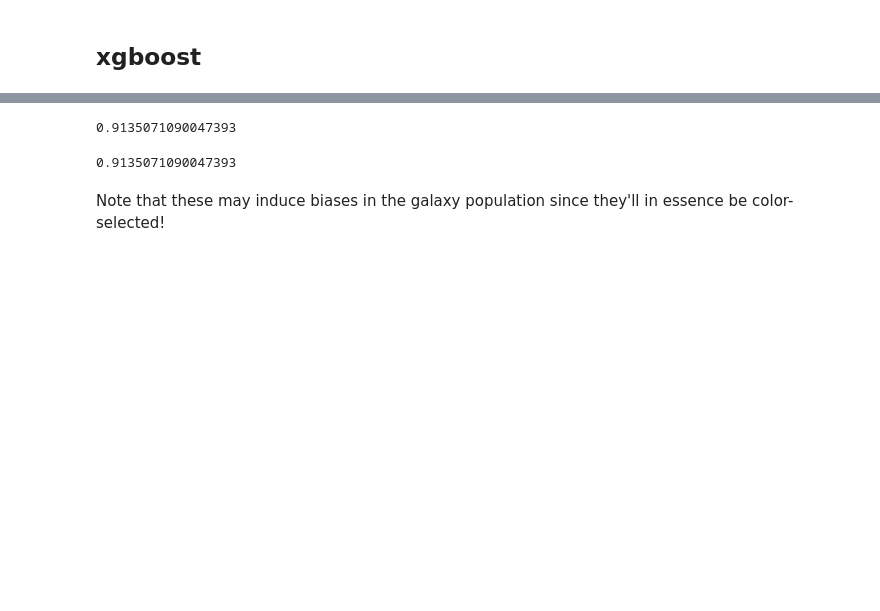
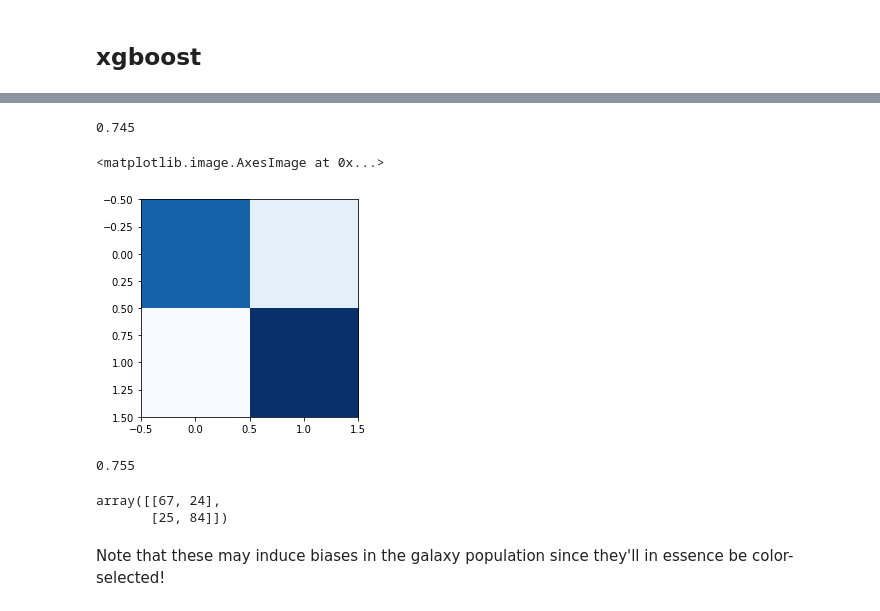
Before and after one commit to jwuphysics/HI-diversity, a Jupyter notebook: notebook/survey/02. Predicting detectability of NSA x ALFALFA survey.ipynb, the cells around one changed output, grey strips where cells are left out. Drawn from its saved outputs; the diff is of its cells as text; code cells hidden in the pictures; blank space fills up the shorter version.

```diff
--- a/notebook/survey/02. Predicting detectability of NSA x ALFALFA survey.ipynb
+++ b/notebook/survey/02. Predicting detectability of NSA x ALFALFA survey.ipynb
@@ -167,7 +179,7 @@ Successfully installed xgboost-0.90
 # %%
 from xgboost import XGBClassifier, XGBRFClassifier
 # %%
-xgbc = XGBClassifier(max_depth=6, learning_rate=0.08, n_estimators=120)
+xgbc = XGBClassifier(max_depth=6, learning_rate=1, n_estimators=100)
 
 xgbc.fit(X_train, y_train)
 
@@ -175,9 +187,14 @@ pred = xgbc.predict(X_test)
 score = xgbc.score(X_test, y_test)
 score
 # %% [output]
-0.9135071090047393
+0.745
+# %%
+plt.imshow(confusion_matrix(pred, y_test), origin='upper', cmap='Blues')
+# %% [output]
+<matplotlib.image.AxesImage at 0x...>
+[figure, added]
 # %%
-xgbrf = XGBRFClassifier(max_depth=10, learning_rate=0.5, n_estimators=150)
+xgbrf = XGBRFClassifier(max_depth=8, learning_rate=0.5, n_estimators=150)
 
 xgbrf.fit(X_train, y_train)
 
@@ -185,6 +202,11 @@ pred = xgbrf.predict(X_test)
 score = xgbrf.score(X_test, y_test)
 score
 # %% [output]
-0.9135071090047393
+0.755
+# %%
+confusion_matrix(pred, y_test)
+# %% [output]
+array([[67, 24],
+       [25, 84]])
 # %% [markdown]
 Note that these may induce biases in the galaxy population since they'll in essence be color-selected!
```
Also changed, not shown: parts of 35 cells of this notebook.
